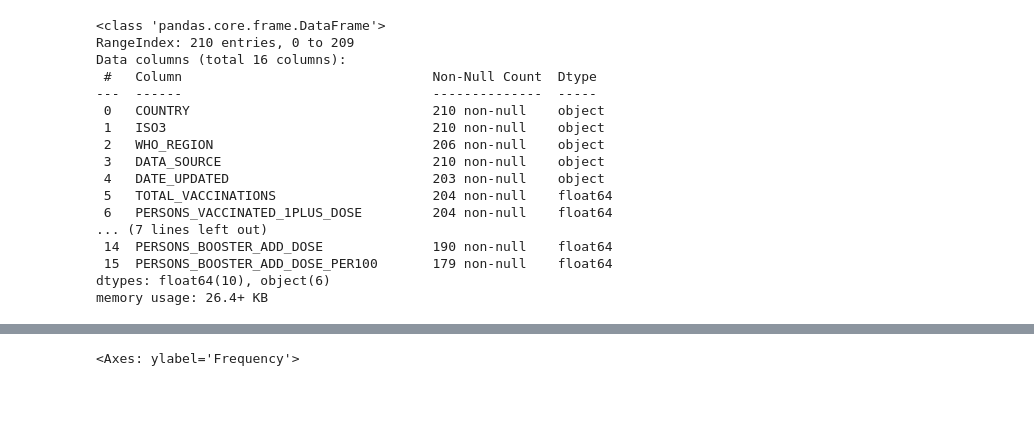
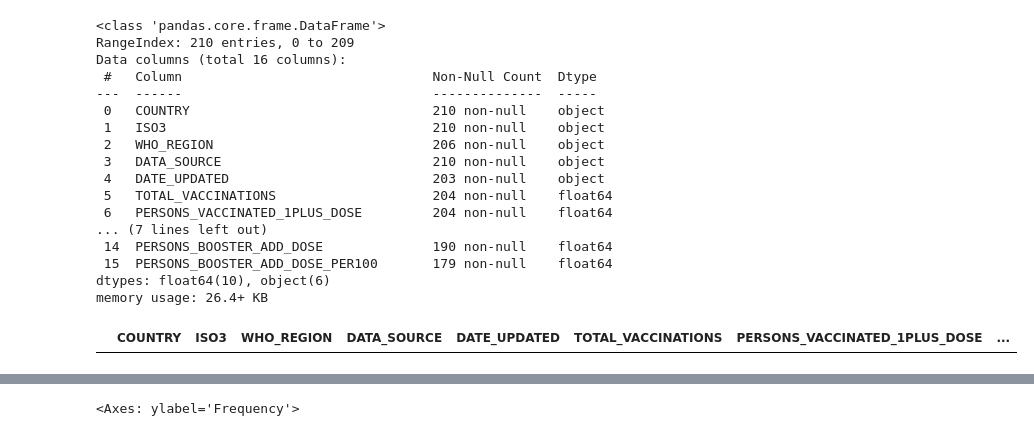
Before and after one commit to mamar/Covid_2019_vacination-Data-Analysis, a Jupyter notebook: covid-2019-vacination-data-analysis.ipynb, the cells around one changed output, grey strips where cells are left out. Cells and saved outputs as stored; diff of their text form; code cells hidden in the pictures; blank space fills up the shorter version.

Commit message:
Kaggle Notebook | Covid_2019_vacination Data Analysis | Version 8

```diff
--- a/covid-2019-vacination-data-analysis.ipynb
+++ b/covid-2019-vacination-data-analysis.ipynb
@@ -44,6 +44,10 @@ Data columns (total 16 columns):
  15  PERSONS_BOOSTER_ADD_DOSE_PER100       179 non-null    float64
 dtypes: float64(10), object(6)
 memory usage: 26.4+ KB
+# %%
+df.dropna()
+# %% [output]
+|  | COUNTRY | ISO3 | WHO_REGION | DATA_SOURCE | DATE_UPDATED | TOTAL_VACCINATIONS | PERSONS_VACCINATED_1PLUS_DOSE | ... |
 # %%
 df.head()
 # %% [output]
```
Also changed, not shown: parts of 3 cells of this notebook.
